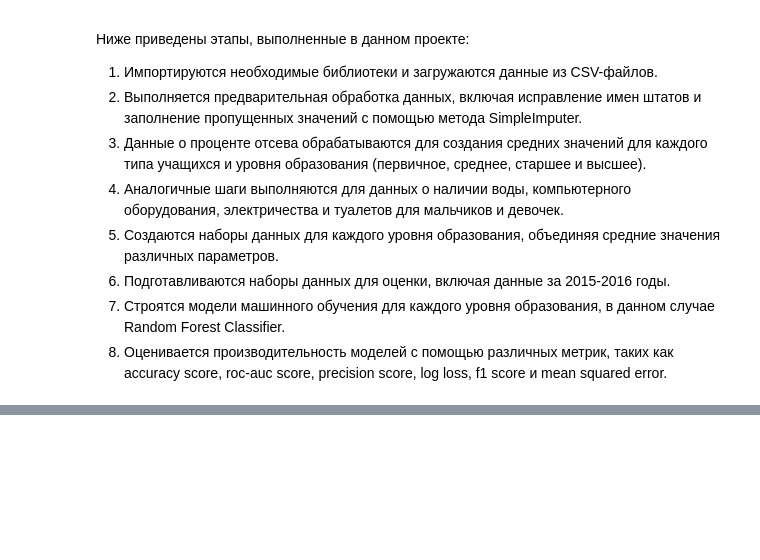
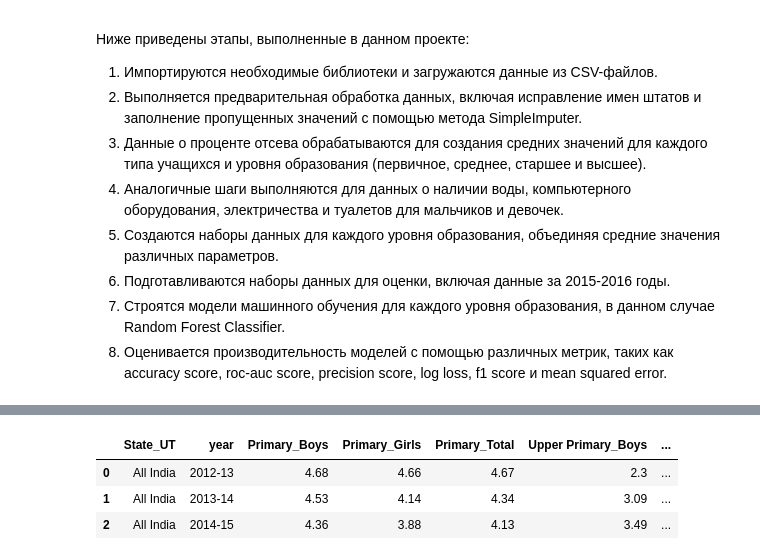
Before and after one commit to TiJeZnaesh/Indian-School-Education-Statistics, a Jupyter notebook: project.ipynb, the cells around one changed output, grey strips where cells are left out. Cells and saved outputs as stored; diff of their text form; code cells hidden in the pictures; blank space fills up the shorter version.

```diff
--- a/project.ipynb
+++ b/project.ipynb
@@ -30,0 +39,5 @@ from sklearn.metrics import accuracy_score, roc_auc_score, precision_score, log_
+# %%
+drop_out['State_UT'] = drop_out['State_UT'].apply(lambda x: "Arunachal Pradesh" if x == 'Arunachal  Pradesh' else x)
+drop_out['State_UT'] = drop_out['State_UT'].apply(lambda x: "Madhya Pradesh" if x == 'Madhya  Pradesh' else x)
+drop_out['State_UT'] = drop_out['State_UT'].apply(lambda x: "Tamil Nadu" if x == 'Tamil  Nadu' else x)
+drop_out['State_UT'] = drop_out['State_UT'].apply(lambda x: "Andaman & Nicobar Islands" if x == 'A & N Islands' else x)
@@ -30,0 +127,7 @@ from sklearn.metrics import accuracy_score, roc_auc_score, precision_score, log_
+# %%
+drop_out.head(3)
+# %% [output]
+|  | State_UT | year | Primary_Boys | Primary_Girls | Primary_Total | Upper Primary_Boys | ... |
+| 0 | All India | 2012-13 | 4.68 | 4.66 | 4.67 | 2.3 | ... |
+| 1 | All India | 2013-14 | 4.53 | 4.14 | 4.34 | 3.09 | ... |
+| 2 | All India | 2014-15 | 4.36 | 3.88 | 4.13 | 3.49 | ... |
```
Also changed, not shown: parts of 67 cells of this notebook.
